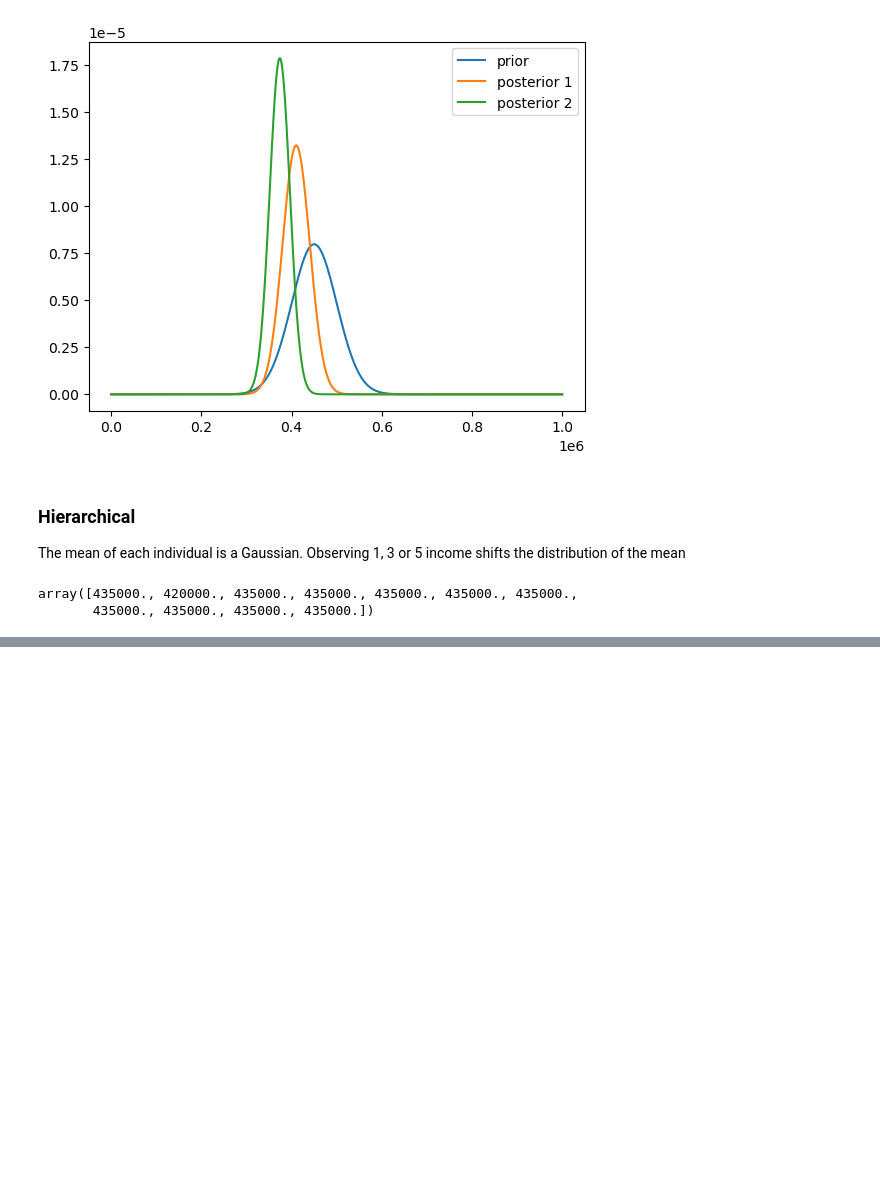
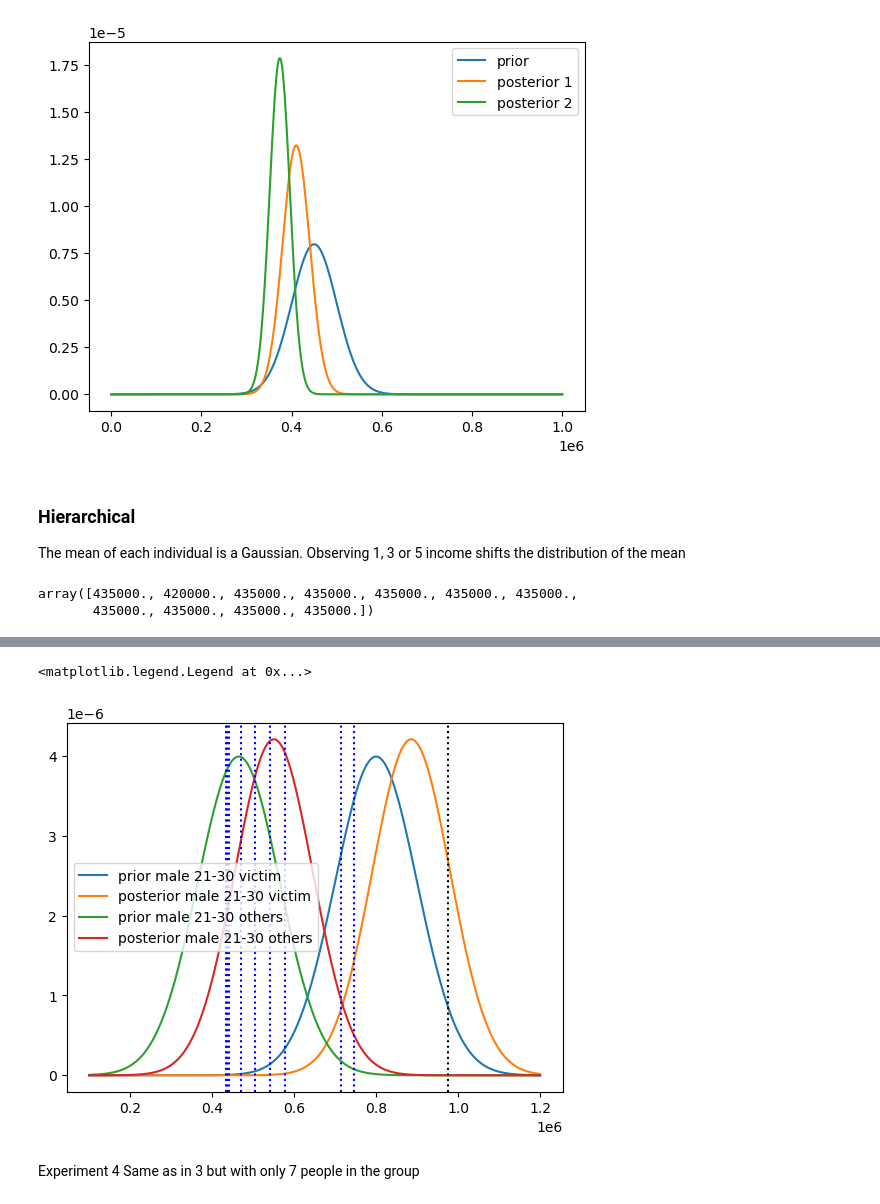
Before and after one commit to RasmusCarl/Privug-SOGA, a Jupyter notebook: PrivugExperiments.ipynb, the cells around one changed output, grey strips where cells are left out. Saved outputs shown, nothing was run; the diff lists cells and outputs as text; code cells hidden in the pictures; blank space fills up the shorter version.

```diff
--- a/PrivugExperiments.ipynb
+++ b/PrivugExperiments.ipynb
@@ -429,0 +562,39 @@ plt.legend()
+# %%
+compiledFile=SOGA.compile2SOGA('programs/SOGA/Privug/rasmus/experiment3.soga')
+cfg = SOGA.produce_cfg(compiledFile)
+output_dist1 = SOGA.start_SOGA(cfg)
+# %%
+x = np.linspace(100000,1200000,500)
+
+prior_victim = norm.pdf(x, loc=800000, scale=100000)
+posterior_victim = output_dist1.gm.marg_pdf(x, 0)
+
+prior_others = norm.pdf(x, loc=465000, scale=100000)
+posterior_others = output_dist1.gm.marg_pdf(x, 1)
+
+plt.plot(x, prior_victim, label='prior male 21-30 victim')
+plt.plot(x, posterior_victim, label='posterior male 21-30 victim')
+
+plt.plot(x, prior_others, label='prior male 21-30 others')
+plt.plot(x, posterior_others, label='posterior male 21-30 others')
+
+
+plt.axvline( 976405., color="black",linestyle = 'dotted')
+plt.axvline( 433856., color="blue",linestyle = 'dotted')
+plt.axvline( 713989., color="blue",linestyle = 'dotted')
+plt.axvline( 471166., color="blue",linestyle = 'dotted')
+plt.axvline( 435411., color="blue",linestyle = 'dotted')
+plt.axvline( 745048., color="blue",linestyle = 'dotted')
+plt.axvline( 577540., color="blue",linestyle = 'dotted')
+plt.axvline( 540576., color="blue",linestyle = 'dotted')
+plt.axvline( 442278., color="blue",linestyle = 'dotted')
+plt.axvline( 504165., color="blue",linestyle = 'dotted')
+
+
+plt.legend()
+# %% [output]
+<matplotlib.legend.Legend at 0x...>
+[figure, added]
+# %% [markdown]
+Experiment 4
+Same as in 3 but with only 7 people in the group
```
Also changed, not shown: parts of 16 cells of this notebook, 9 other files.
